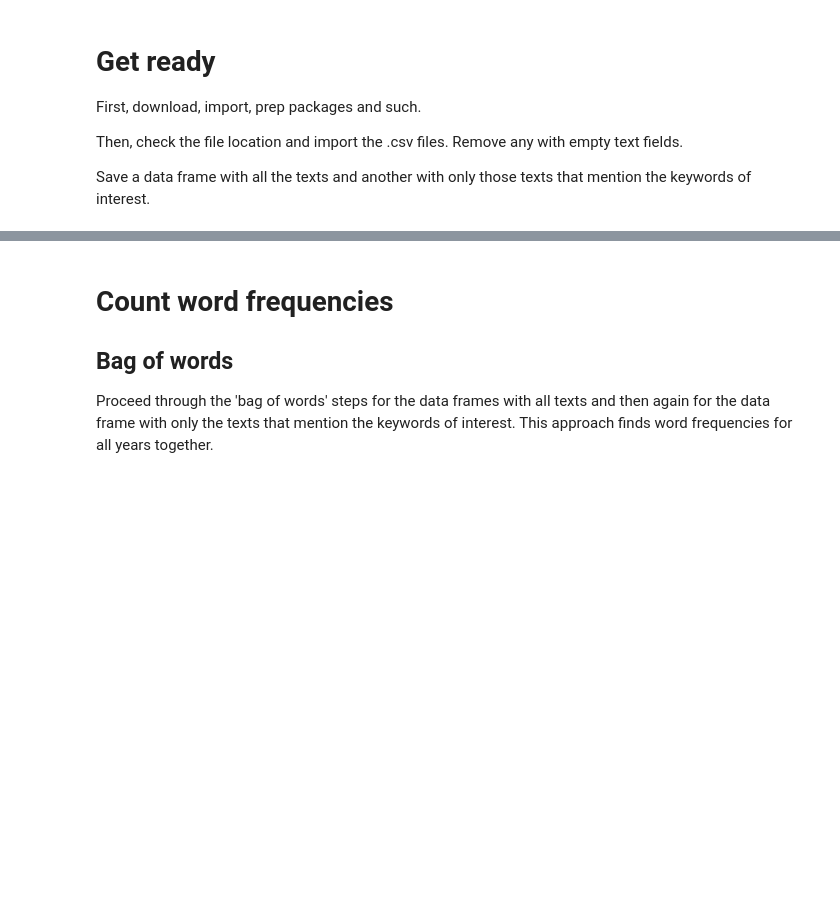
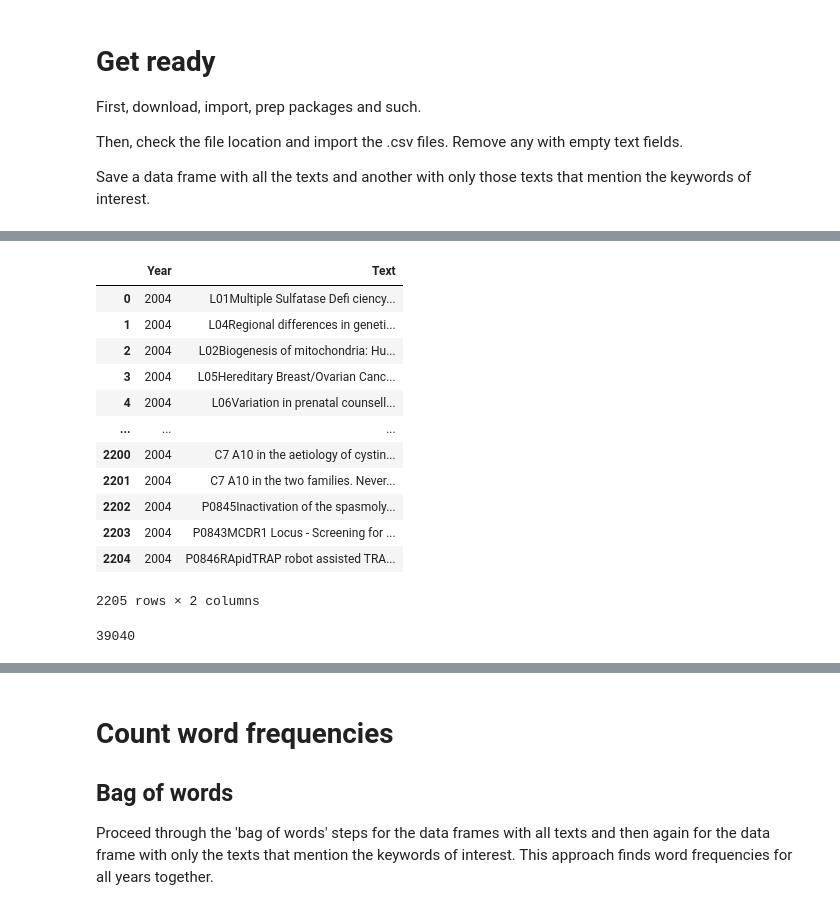
Before and after one commit to UKDataServiceOpen/Person_Identy_First_Language, a Jupyter notebook: 2023_Second_analysis/code/Import_professionally_cleaned.ipynb, the cells around one changed output, grey strips where cells are left out. Cells and saved outputs as stored; diff of their text form; code cells hidden in the pictures; blank space fills up the shorter version.

```diff
--- a/2023_Second_analysis/code/Import_professionally_cleaned.ipynb
+++ b/2023_Second_analysis/code/Import_professionally_cleaned.ipynb
@@ -84,3 +76,26 @@ len(all_results)
+# %%
+year_04 = pd.read_csv('..\\results\\ESHG2004.csv')
+year_04 = year_04.iloc[:, [0,1]]
+year_04
+# %% [output]
+|  | Year | Text |
+| 0 | 2004 | L01Multiple Sulfatase Defi ciency... |
+| 1 | 2004 | L04Regional differences in geneti... |
+| 2 | 2004 | L02Biogenesis of mitochondria: Hu... |
+| 3 | 2004 | L05Hereditary Breast/Ovarian Canc... |
+| 4 | 2004 | L06Variation in prenatal counsell... |
+| ... | ... | ... |
+| 2200 | 2004 | C7 A10 in the aetiology of cystin... |
+| 2201 | 2004 | C7 A10 in the two families. Never... |
+| 2202 | 2004 | P0845Inactivation of the spasmoly... |
+| 2203 | 2004 | P0843MCDR1 Locus - Screening for ... |
+| 2204 | 2004 | P0846RApidTRAP robot assisted TRA... |
+2205 rows × 2 columns
+# %%
+all_results = pd.concat([all_results, year_04])
+len(all_results)
+# %% [output]
+39040
 # %%
 all_counts_by_year = all_results['Year'].value_counts()
 all_counts_by_year = pd.DataFrame(all_counts_by_year)
```
Also changed, not shown: parts of 13 cells of this notebook, 2 other files.
